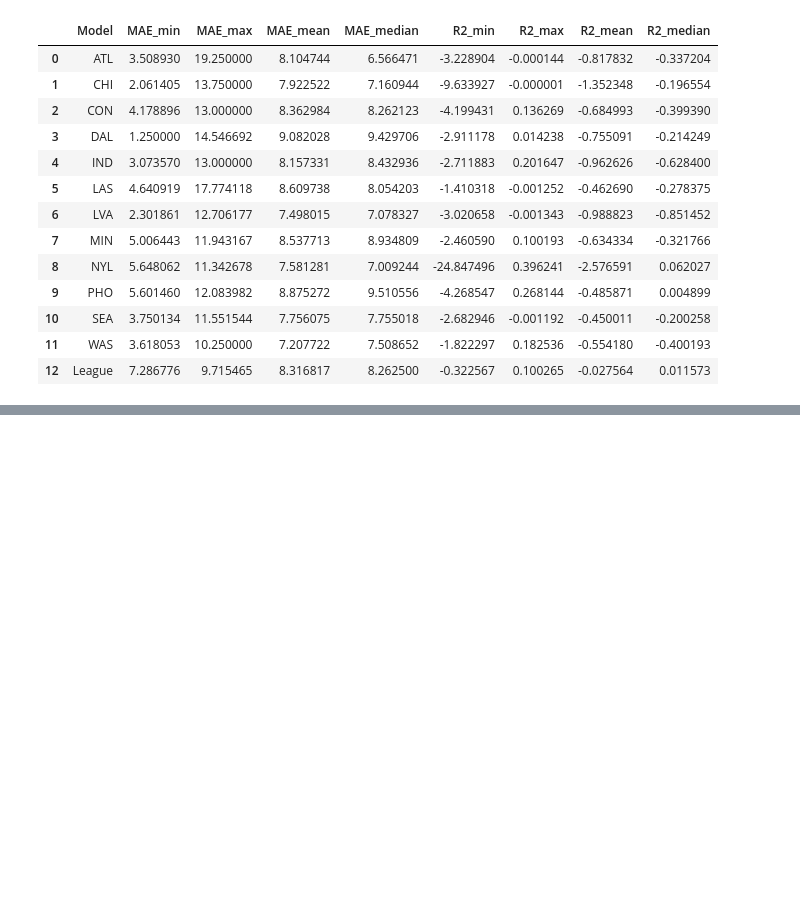
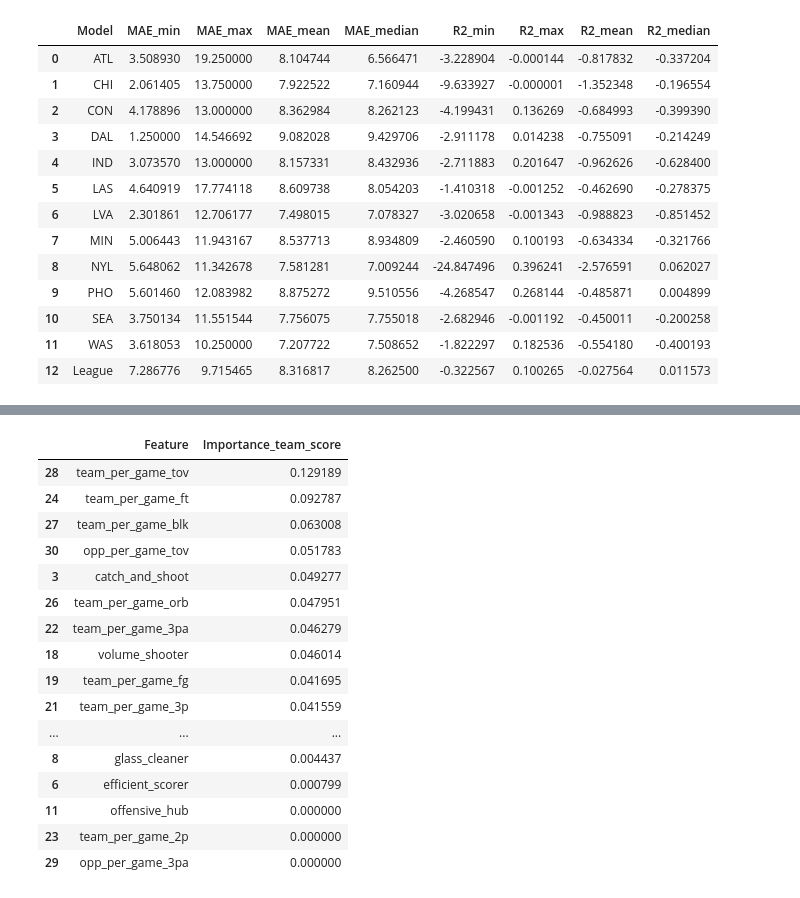
Before and after one commit to colterwood/LHL-final-final-project, a Jupyter notebook: notebooks/14_team_score_only_model.ipynb, the cells around one changed output, grey strips where cells are left out. Drawn from its saved outputs; the diff is of its cells as text; code cells hidden in the pictures; blank space fills up the shorter version.

```diff
--- a/notebooks/14_team_score_only_model.ipynb
+++ b/notebooks/14_team_score_only_model.ipynb
@@ -2319,0 +3673,9 @@ results_df
+# %%
+League_xgb_params = {
+    'n_estimators': 300,
+    'max_depth': 2,
+    'learning_rate': 0.02,
+    'subsample': 1,
+    'colsample_bytree': 1,
+    'min_child_weight': 1
+}
@@ -2319,0 +3792,13 @@ results_df
+# %%
+# get feature names (must match what was used to train)
+feature_names = X_train.columns.tolist()
+
+# extract feature importances from the single XGBRegressor
+importances_team = model.feature_importances_
+
+df_importances = pd.DataFrame({
+    "Feature": feature_names,
+    "Importance_team_score": importances_team
+}).sort_values("Importance_team_score", ascending=False)
+
+df_importances
@@ -2319,0 +3819,9 @@ results_df
+# %%
+# get features to drop from df_importances
+features_to_drop = df_importances[df_importances["Importance_team_score"] <= 0.001]["Feature"].tolist()
+
+# create new filtered dataframe
+df_all_filtered_v2 = df_all_filtered_v1.drop(columns=features_to_drop)
+
+# Quick verification
+print(f"Dropped {len(features_to_drop)} features. New shape: {df_all_filtered_v2.shape}")
@@ -2319,0 +3900,31 @@ results_df
+# %%
+# get feature names (must match what was used to train)
+feature_names = X_train.columns.tolist()
+
+# extract feature importances from the single XGBRegressor
+importances_team = model.feature_importances_
+
+df_importances = pd.DataFrame({
+    "Feature": feature_names,
+    "Importance_team_score": importances_team
+}).sort_values("Importance_team_score", ascending=False)
+
+df_importances
+# %% [output]
+|  | Feature | Importance_team_score |
+| 28 | team_per_game_tov | 0.129189 |
+| 24 | team_per_game_ft | 0.092787 |
+| 27 | team_per_game_blk | 0.063008 |
+| 30 | opp_per_game_tov | 0.051783 |
+| 3 | catch_and_shoot | 0.049277 |
+| 26 | team_per_game_orb | 0.047951 |
+| 22 | team_per_game_3pa | 0.046279 |
+| 18 | volume_shooter | 0.046014 |
+| 19 | team_per_game_fg | 0.041695 |
+| 21 | team_per_game_3p | 0.041559 |
+| ... | ... | ... |
+| 8 | glass_cleaner | 0.004437 |
+| 6 | efficient_scorer | 0.000799 |
+| 11 | offensive_hub | 0.000000 |
+| 23 | team_per_game_2p | 0.000000 |
+| 29 | opp_per_game_3pa | 0.000000 |
```
Also changed, not shown: parts of 55 cells of this notebook.
